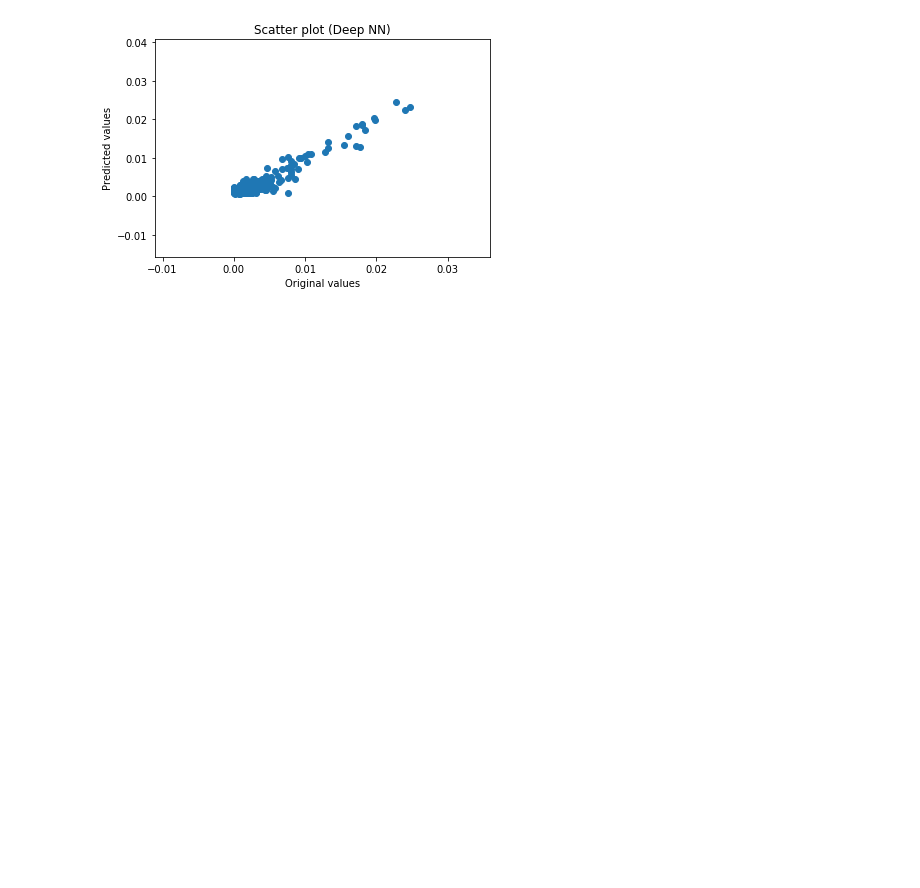
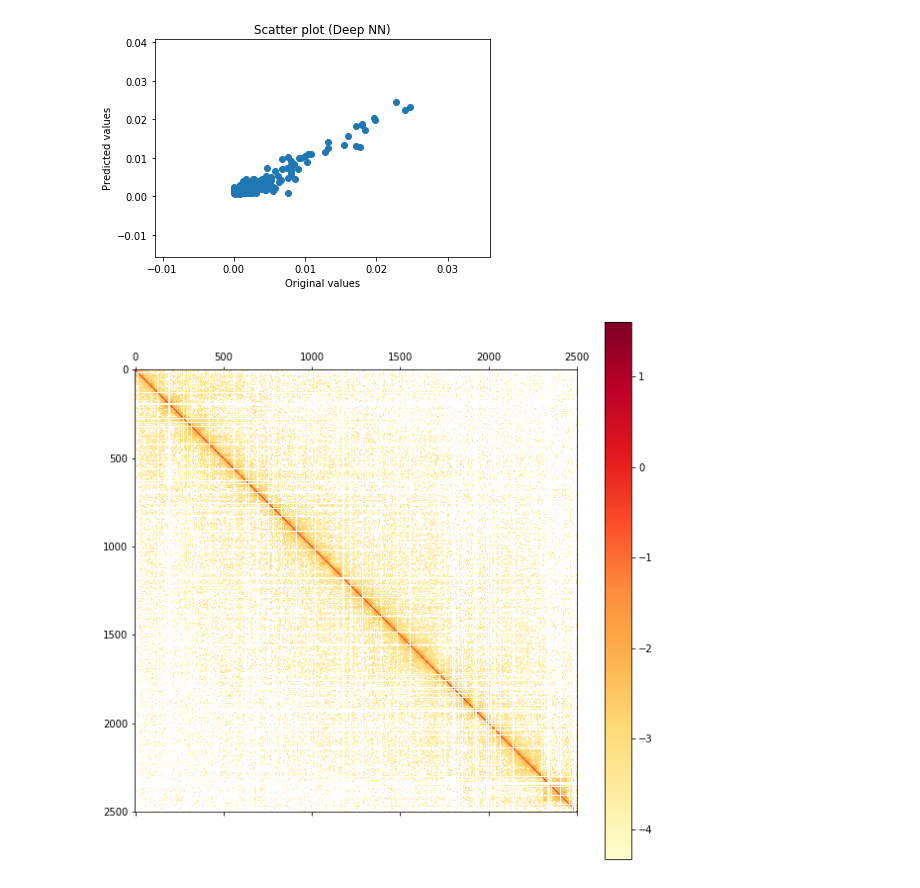
Before and after one commit to Khrameeva-Lab/DeepLearningHiC, a Jupyter notebook: DeepLearningHiC.ipynb, the cells around one changed output. Saved outputs shown, nothing was run; the diff lists cells and outputs as text; code cells hidden in the pictures; blank space fills up the shorter version.

```diff
--- a/DeepLearningHiC.ipynb
+++ b/DeepLearningHiC.ipynb
@@ -1671,3 +1668,8 @@ scatter_plot(resulting_matrices[57][2:-2, 2:-2], restored_hic3_deep_keras, plot_
 [figure]
 # %%
 # Test model on the different chromosome
+# %%
+arr = c.matrix(balance=True).fetch('chr3R')
+
+TASK_SIZE = 2500
+current_matrix = arr[0:TASK_SIZE, 0:TASK_SIZE]
@@ -1673,0 +1680,5 @@ scatter_plot(resulting_matrices[57][2:-2, 2:-2], restored_hic3_deep_keras, plot_
+# %%
+# plots after data cleaning
+plot_hic(current_matrix)
+# %% [output]
+[figure, added]
```
Also changed, not shown: parts of 16 cells of this notebook, 1 other file.
